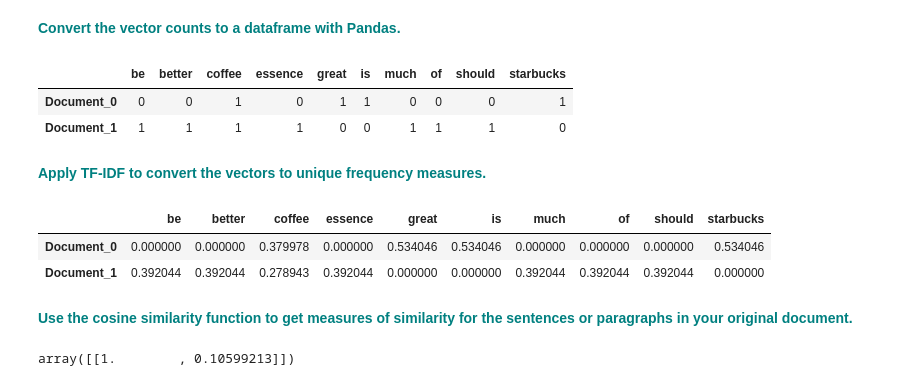
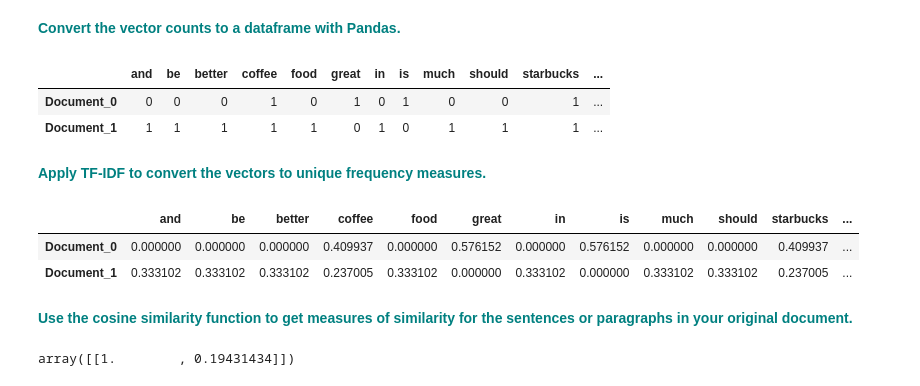
Before and after one commit to PilatusPy/DS_mini_projects, a Jupyter notebook: CosineSimilarityCaseStudy/Cosine_Similarity_Case_Study.ipynb, the cells around one changed output. Cells and saved outputs as stored; diff of their text form; code cells hidden in the pictures.

Commit message:
correction of cosine

```diff
--- a/CosineSimilarityCaseStudy/Cosine_Similarity_Case_Study.ipynb
+++ b/CosineSimilarityCaseStudy/Cosine_Similarity_Case_Study.ipynb
@@ -133,7 +133,7 @@ Replace the current values for `Document 0` and `Document 1` with your own sente
  **<font color='teal'> Combine the documents into a corpus.</font>**
 # %%
 Document_0 = "Starbucks Coffee is great"
-Document_1 = "Essence of Coffee should be much better"
+Document_1 = "Starbucks Coffee and food should be much better in USA"
 
 corpus_my_example = [Document_0,Document_1]
 # %% [markdown]
@@ -146,22 +146,22 @@ X_train_counts = count_vect.fit_transform(corpus_my_example)
 
 pd.DataFrame(X_train_counts.toarray(),columns=count_vect.get_feature_names_out(),index=['Document_0','Document_1'])
 # %% [output]
-|  | be | better | coffee | essence | great | is | much | of | should | starbucks |
-| Document_0 | 0 | 0 | 1 | 0 | 1 | 1 | 0 | 0 | 0 | 1 |
-| Document_1 | 1 | 1 | 1 | 1 | 0 | 0 | 1 | 1 | 1 | 0 |
+|  | and | be | better | coffee | food | great | in | is | much | should | starbucks | ... |
+| Document_0 | 0 | 0 | 0 | 1 | 0 | 1 | 0 | 1 | 0 | 0 | 1 | ... |
+| Document_1 | 1 | 1 | 1 | 1 | 1 | 0 | 1 | 0 | 1 | 1 | 1 | ... |
 # %% [markdown]
  **<font color='teal'> Apply TF-IDF to convert the vectors to unique frequency measures.</font>**
 # %%
 vectorizer = TfidfVectorizer()
-trsfm=vectorizer.fit_transform(corpus)
-pd.DataFrame(trsfm.toarray(),columns=vectorizer.get_feature_names_out(),index=['Document_0','Document_1'])
+trsfm_my_example=vectorizer.fit_transform(corpus_my_example)
+pd.DataFrame(trsfm_my_example.toarray(),columns=vectorizer.get_feature_names_out(),index=['Document_0','Document_1'])
 # %% [output]
-|  | be | better | coffee | essence | great | is | much | of | should | starbucks |
-| Document_0 | 0.000000 | 0.000000 | 0.379978 | 0.000000 | 0.534046 | 0.534046 | 0.000000 | 0.000000 | 0.000000 | 0.534046 |
-| Document_1 | 0.392044 | 0.392044 | 0.278943 | 0.392044 | 0.000000 | 0.000000 | 0.392044 | 0.392044 | 0.392044 | 0.000000 |
+|  | and | be | better | coffee | food | great | in | is | much | should | starbucks | ... |
+| Document_0 | 0.000000 | 0.000000 | 0.000000 | 0.409937 | 0.000000 | 0.576152 | 0.000000 | 0.576152 | 0.000000 | 0.000000 | 0.409937 | ... |
+| Document_1 | 0.333102 | 0.333102 | 0.333102 | 0.237005 | 0.333102 | 0.000000 | 0.333102 | 0.000000 | 0.333102 | 0.333102 | 0.237005 | ... |
 # %% [markdown]
  **<font color='teal'> Use the cosine similarity function to get measures of similarity for the sentences or paragraphs in your original document.</font>**
 # %%
-cosine_similarity(trsfm[0:1], trsfm)
+cosine_similarity(trsfm_my_example[0:1], trsfm_my_example)
 # %% [output]
-array([[1.        , 0.10599213]])
+array([[1.        , 0.19431434]])
```
